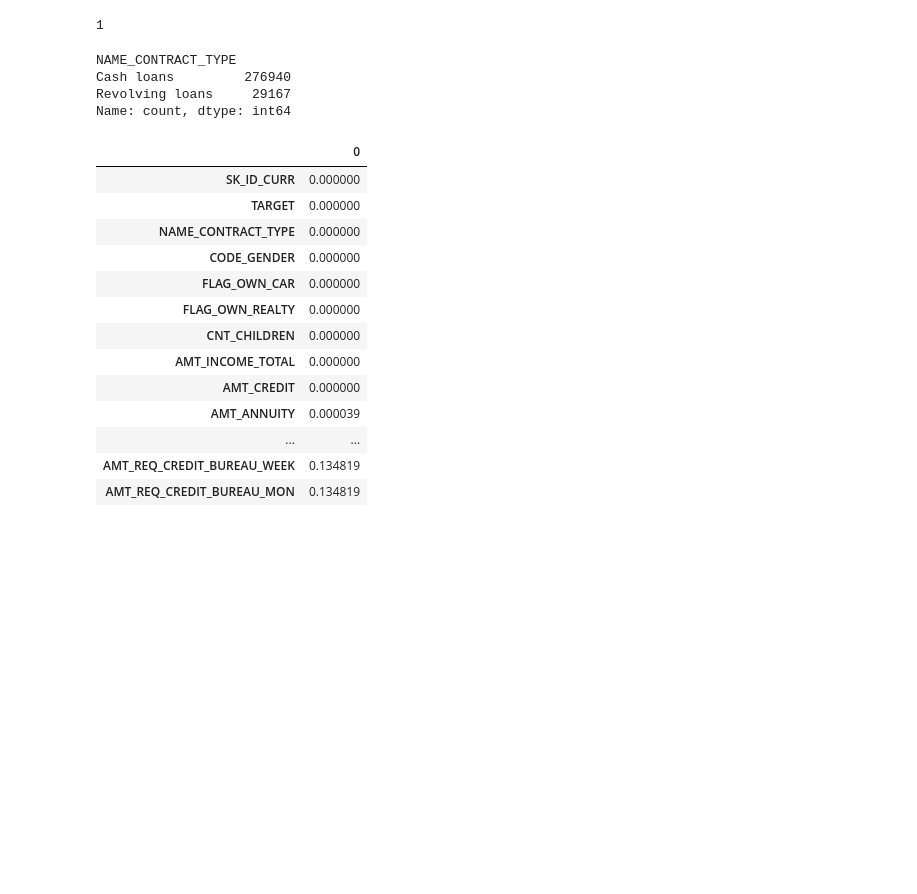
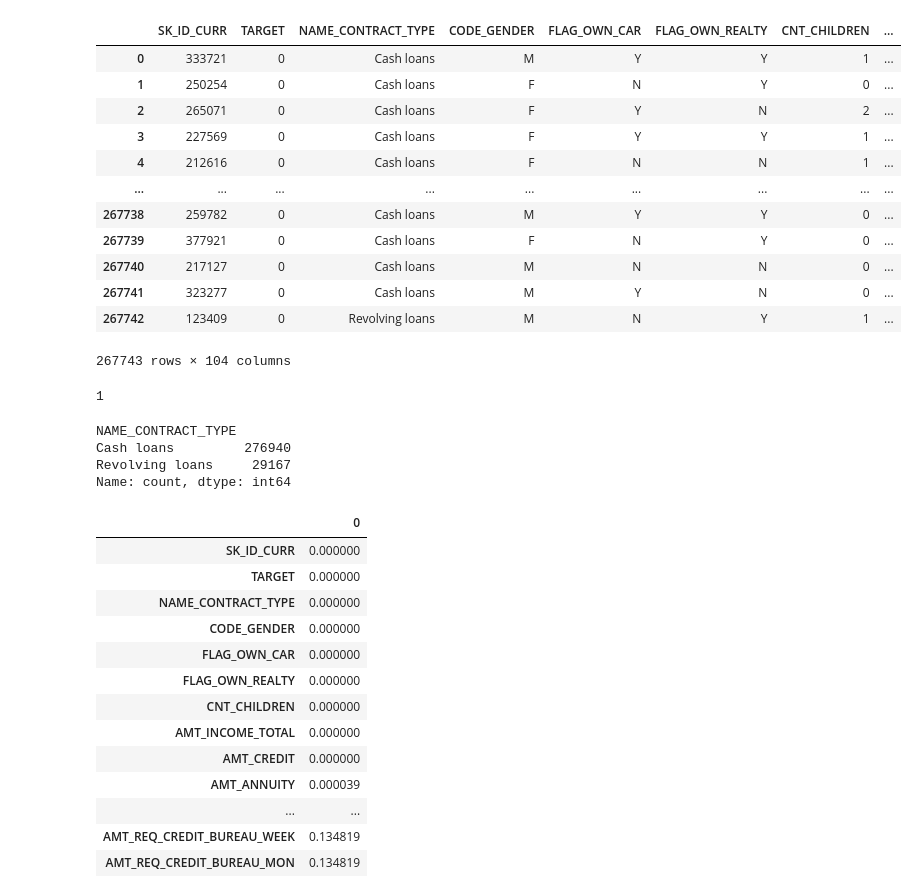
Before and after one commit to jeannoj99/Challenge_Nexialog_PD, a Jupyter notebook: notebooks/EDA.ipynb, the cells around one changed output. Saved outputs shown, nothing was run; the diff lists cells and outputs as text; code cells hidden in the pictures; blank space fills up the shorter version.

```diff
--- a/notebooks/EDA.ipynb
+++ b/notebooks/EDA.ipynb
@@ -26,6 +26,22 @@ RuntimeError('Unrecognized new version of ortools (9.8.3296). Expected < 9.8.0.
 RuntimeError('Unrecognized new version of ortools (9.8.3296). Expected < 9.8.0. Please open a feature request on cvxpy to enable support for this version.')
 # %%
 data=pd.read_csv("../data/application_train_vf.csv",parse_dates=["date_mensuelle"], index_col=0)
+# %%
+data
+# %% [output]
+|  | SK_ID_CURR | TARGET | NAME_CONTRACT_TYPE | CODE_GENDER | FLAG_OWN_CAR | FLAG_OWN_REALTY | CNT_CHILDREN | ... |
+| 0 | 333721 | 0 | Cash loans | M | Y | Y | 1 | ... |
+| 1 | 250254 | 0 | Cash loans | F | N | Y | 0 | ... |
+| 2 | 265071 | 0 | Cash loans | F | Y | N | 2 | ... |
+| 3 | 227569 | 0 | Cash loans | F | Y | Y | 1 | ... |
+| 4 | 212616 | 0 | Cash loans | F | N | N | 1 | ... |
+| ... | ... | ... | ... | ... | ... | ... | ... | ... |
+| 267738 | 259782 | 0 | Cash loans | M | Y | Y | 0 | ... |
+| 267739 | 377921 | 0 | Cash loans | F | N | Y | 0 | ... |
+| 267740 | 217127 | 0 | Cash loans | M | N | N | 0 | ... |
+| 267741 | 323277 | 0 | Cash loans | M | Y | N | 0 | ... |
+| 267742 | 123409 | 0 | Revolving loans | M | N | Y | 1 | ... |
+267743 rows × 104 columns
 # %%
 data["SK_ID_CURR"].value_counts().max()
 # %% [output]
```
Also changed, not shown: parts of 7 cells of this notebook, 3 other files.
